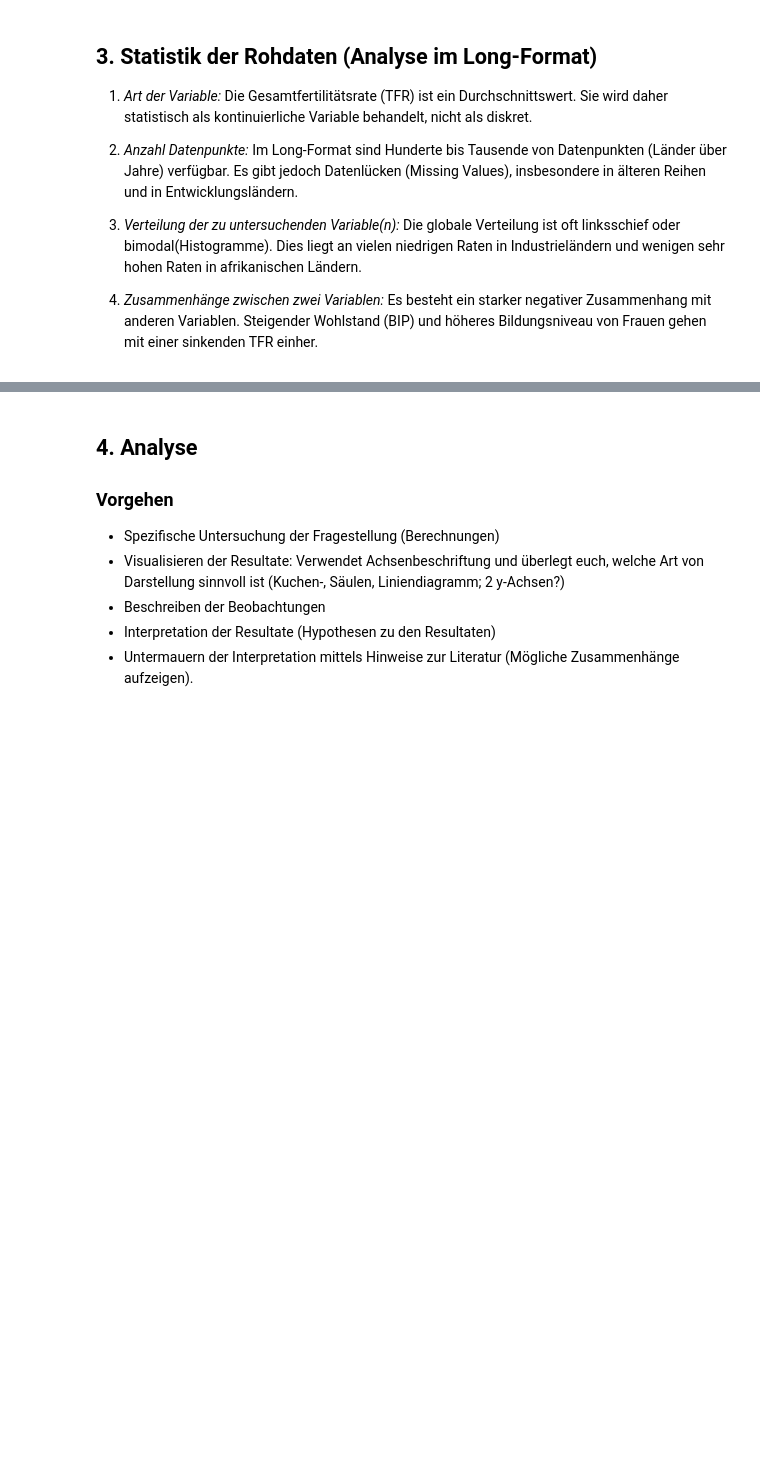
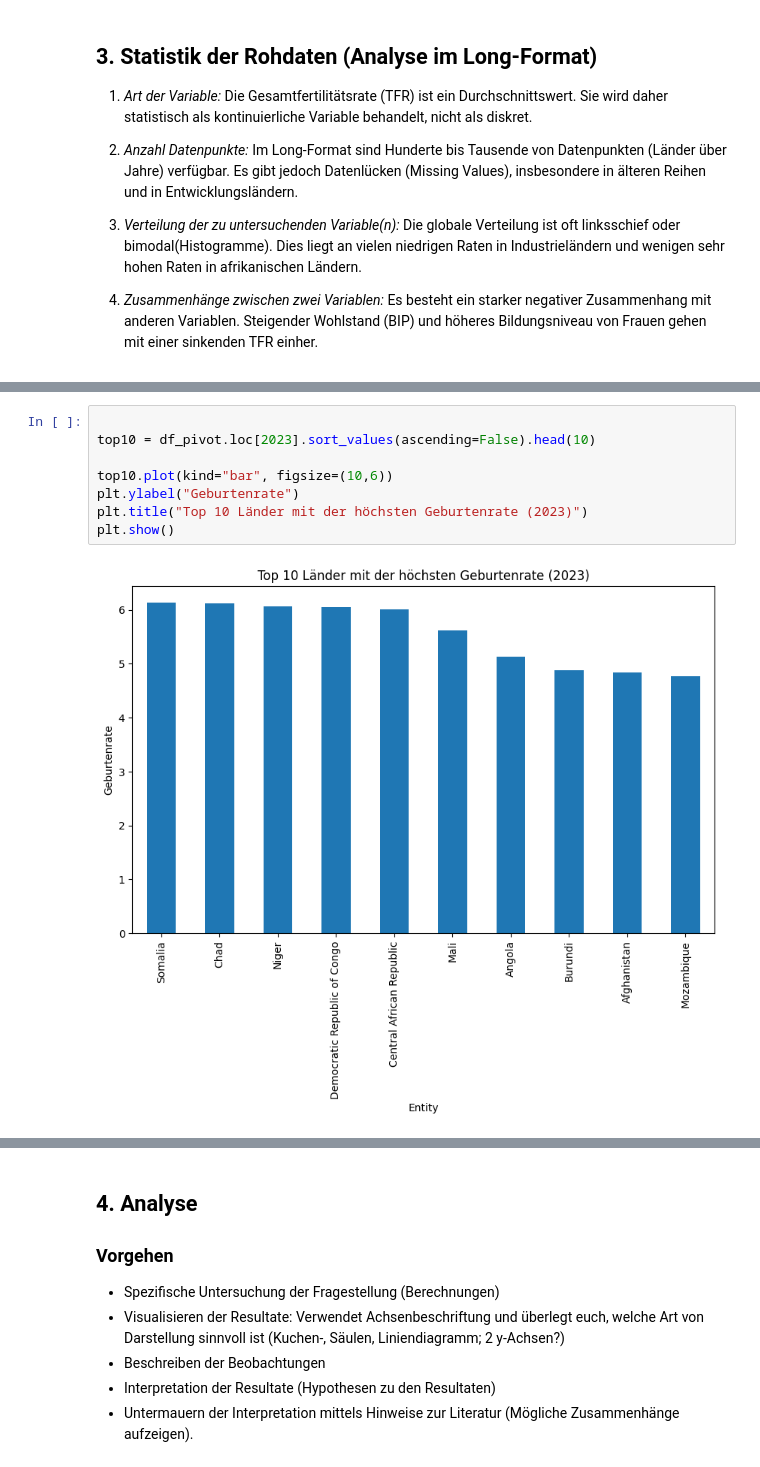
Before and after one commit to MarisaSt/BMLD-Inf1-PyLN, a Jupyter notebook: Grundgerüst.ipynb, the cells around one changed output, grey strips where cells are left out. Drawn from its saved outputs; the diff is of its cells as text; blank space fills up the shorter version.

```diff
--- a/Grundgerüst.ipynb
+++ b/Grundgerüst.ipynb
@@ -86,0 +178,10 @@ Es besteht ein starker negativer Zusammenhang mit anderen Variablen. Steigender
+# %%
+
+top10 = df_pivot.loc[2023].sort_values(ascending=False).head(10)
+
+top10.plot(kind="bar", figsize=(10,6))
+plt.ylabel("Geburtenrate")
+plt.title("Top 10 Länder mit der höchsten Geburtenrate (2023)")
+plt.show()
+# %% [output]
+[figure, added]
```
Also changed, not shown: parts of 14 cells of this notebook.
